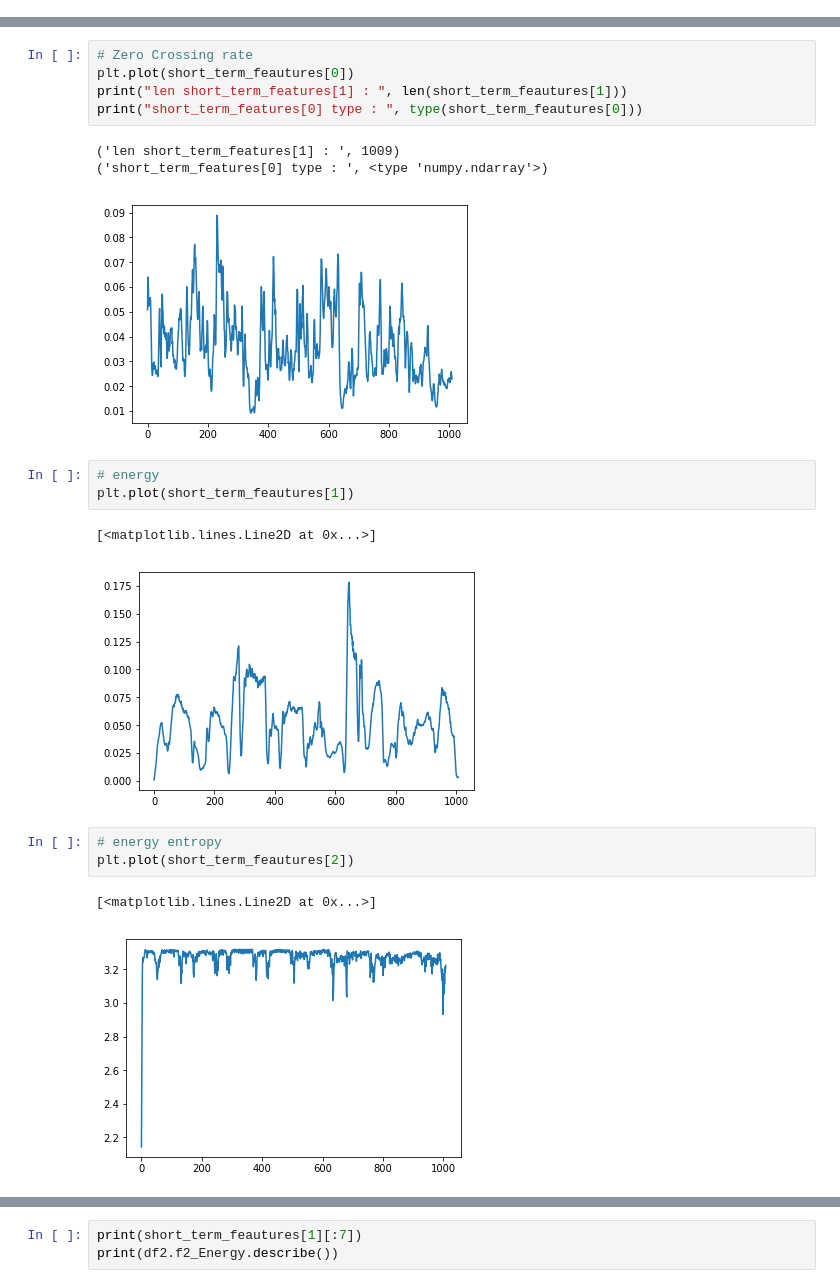
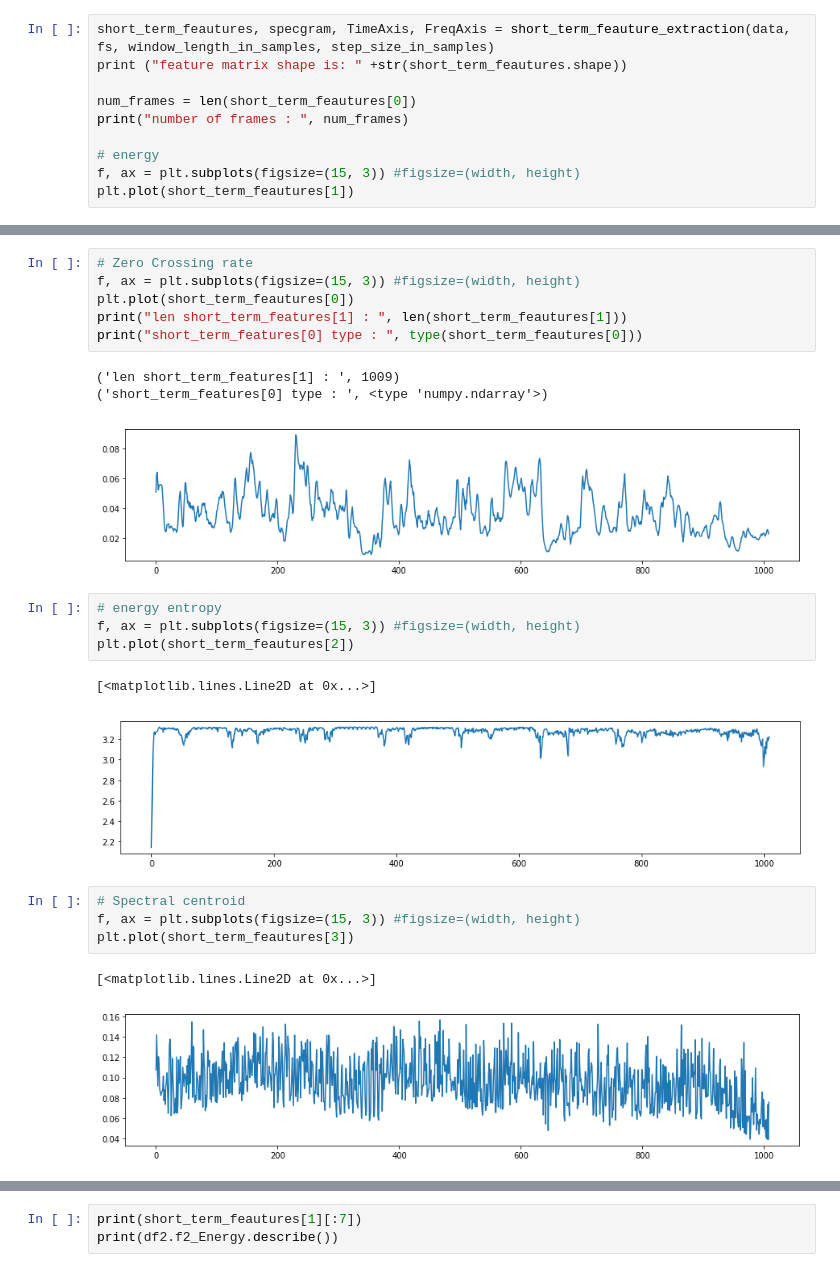
Before and after one commit to aspriya/my_music_codes, a Jupyter notebook: app_jupyter.ipynb, the cells around one changed output, grey strips where cells are left out. Cells and saved outputs as stored; diff of their text form.

```diff
--- a/app_jupyter.ipynb
+++ b/app_jupyter.ipynb
@@ -67,0 +72,10 @@ feature matrix shape is: (3, 1009)
+# %%
+short_term_feautures, specgram, TimeAxis, FreqAxis = short_term_feauture_extraction(data, fs, window_length_in_samples, step_size_in_samples)
+print ("feature matrix shape is: " +str(short_term_feautures.shape))
+
+num_frames = len(short_term_feautures[0])
+print("number of frames : ", num_frames)
+
+# energy
+f, ax = plt.subplots(figsize=(15, 3)) #figsize=(width, height)
+plt.plot(short_term_feautures[1])
@@ -68,21 +87,24 @@ feature matrix shape is: (3, 1009)
 # %%
 # Zero Crossing rate
+f, ax = plt.subplots(figsize=(15, 3)) #figsize=(width, height)
 plt.plot(short_term_feautures[0])
 print("len short_term_features[1] : ", len(short_term_feautures[1]))
 print("short_term_features[0] type : ", type(short_term_feautures[0]))
 # %% [output]
 ('len short_term_features[1] : ', 1009)
 ('short_term_features[0] type : ', <type 'numpy.ndarray'>)
-[figure, old version]
+[figure, new version]
-# %%
-# energy
-plt.plot(short_term_feautures[1])
-# %% [output]
-[<matplotlib.lines.Line2D at 0x...>]
-[figure, removed]
 # %%
 # energy entropy
+f, ax = plt.subplots(figsize=(15, 3)) #figsize=(width, height)
 plt.plot(short_term_feautures[2])
 # %% [output]
 [<matplotlib.lines.Line2D at 0x...>]
-[figure, old version]
+[figure, new version]
+# %%
+# Spectral centroid
+f, ax = plt.subplots(figsize=(15, 3)) #figsize=(width, height)
+plt.plot(short_term_feautures[3])
+# %% [output]
+[<matplotlib.lines.Line2D at 0x...>]
+[figure, added]
```
Also changed, not shown: parts of 25 cells of this notebook, 29 other files.
